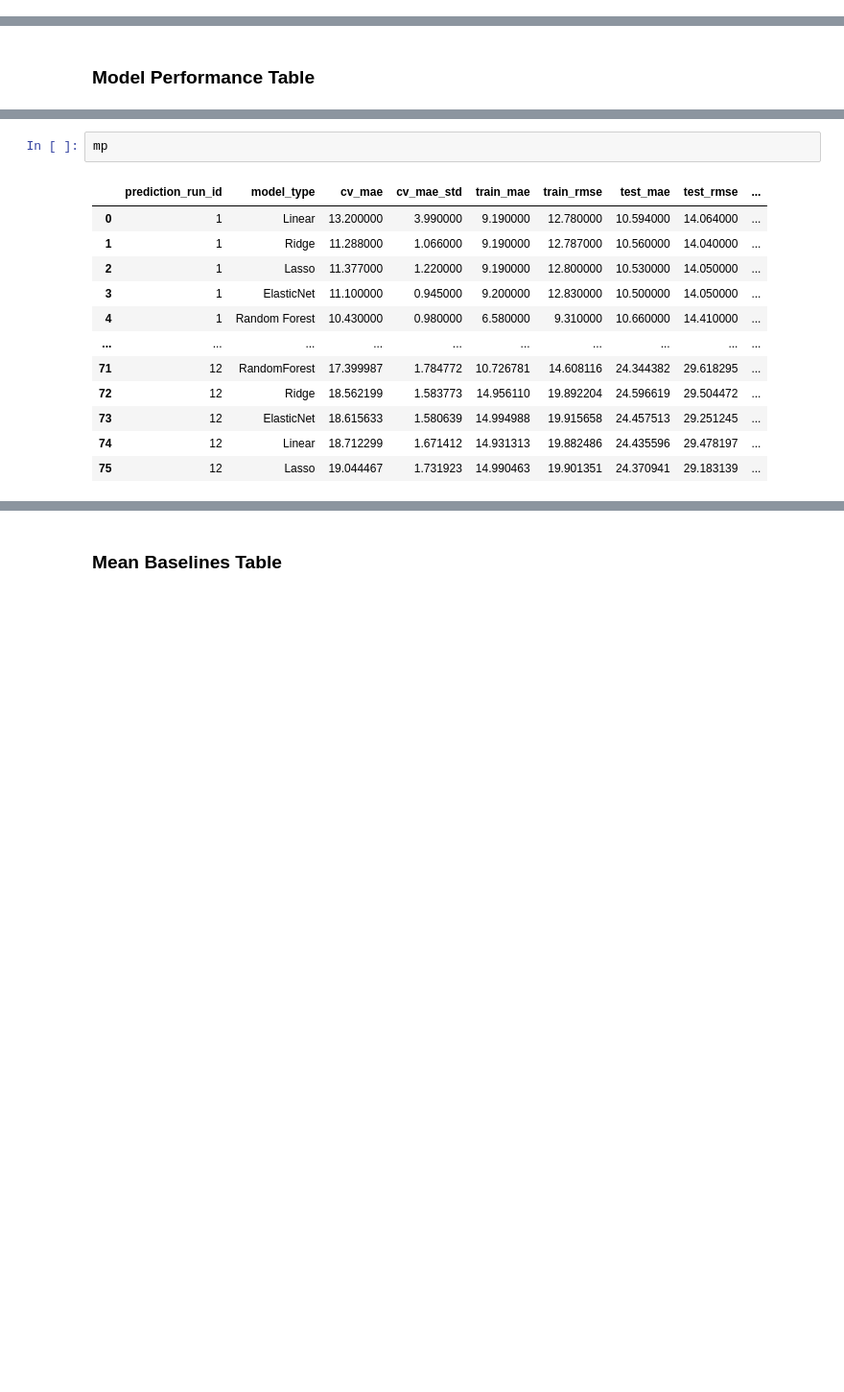
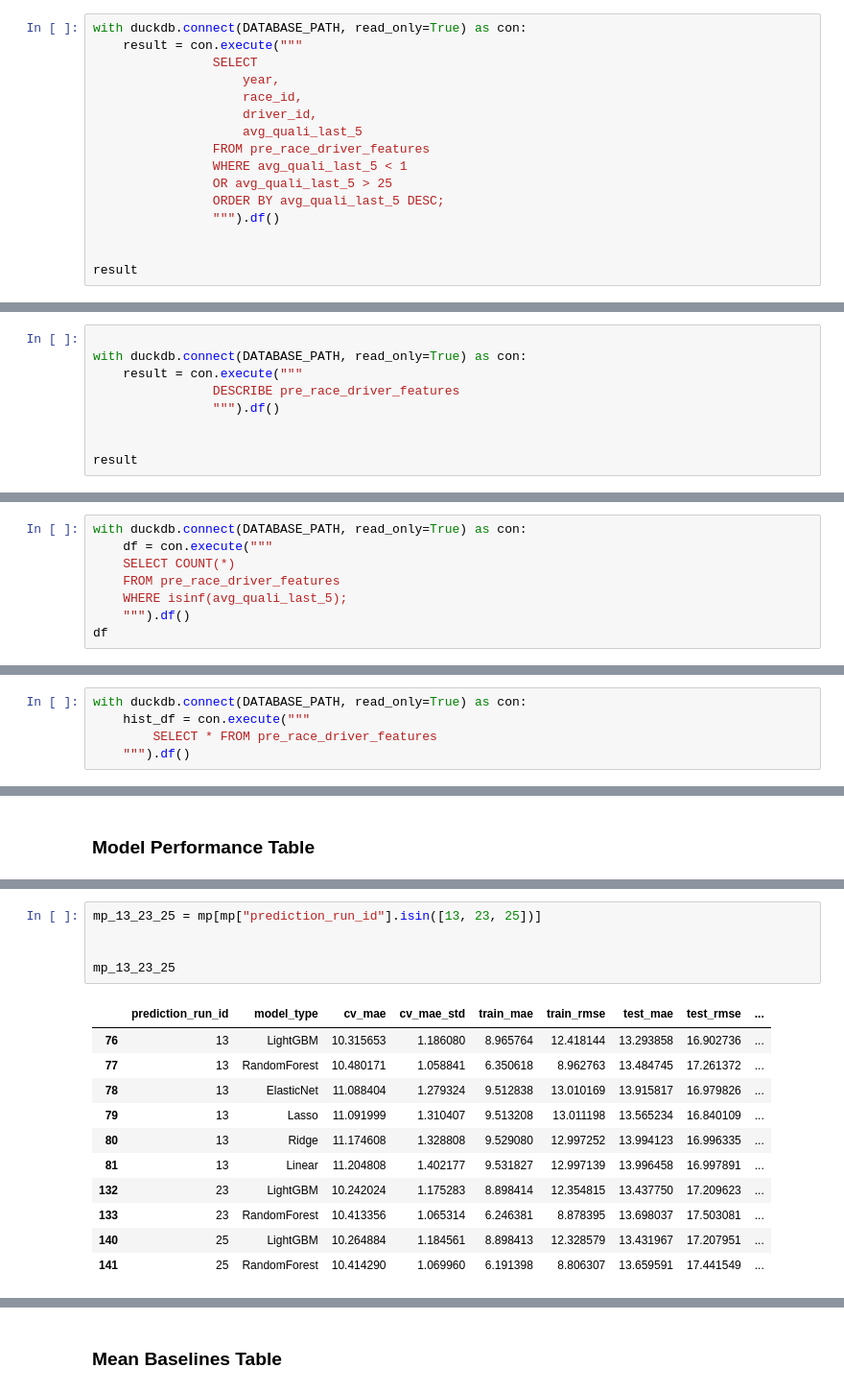
Before and after one commit to jguptil1/F1Fantasy, a Jupyter notebook: src/ingestion/database_testing.ipynb, the cells around one changed output, grey strips where cells are left out. Shown at 96% size. Saved outputs shown, nothing was run; the diff lists cells and outputs as text; blank space fills up the shorter version.

```diff
--- a/src/ingestion/database_testing.ipynb
+++ b/src/ingestion/database_testing.ipynb
@@ -2056,0 +2045,16 @@ Index(['year', 'race_id', 'date_start', 'date_end', 'circuit_short_name',
+# %%
+with duckdb.connect(DATABASE_PATH, read_only=True) as con:
+    result = con.execute("""
+                SELECT
+                    year,
+                    race_id,
+                    driver_id,
+                    avg_quali_last_5
+                FROM pre_race_driver_features
+                WHERE avg_quali_last_5 < 1
+                OR avg_quali_last_5 > 25
+                ORDER BY avg_quali_last_5 DESC;
+                """).df()
+
+
+result
@@ -2056,0 +2063,9 @@ Index(['year', 'race_id', 'date_start', 'date_end', 'circuit_short_name',
+# %%
+
+with duckdb.connect(DATABASE_PATH, read_only=True) as con:
+    result = con.execute("""
+                DESCRIBE pre_race_driver_features
+                """).df()
+
+
+result
@@ -2056,0 +2090,8 @@ Index(['year', 'race_id', 'date_start', 'date_end', 'circuit_short_name',
+# %%
+with duckdb.connect(DATABASE_PATH, read_only=True) as con:
+    df = con.execute("""
+    SELECT COUNT(*)
+    FROM pre_race_driver_features
+    WHERE isinf(avg_quali_last_5);
+    """).df()
+df
@@ -2171,0 +2218,5 @@ df
+# %%
+with duckdb.connect(DATABASE_PATH, read_only=True) as con:
+    hist_df = con.execute("""
+        SELECT * FROM pre_race_driver_features
+    """).df()
@@ -2551,16 +2625,18 @@ prediction_run_id
 dtype: int64
 # %%
-mp
+mp_13_23_25 = mp[mp["prediction_run_id"].isin([13, 23, 25])]
+
+
+mp_13_23_25
 # %% [output]
 |  | prediction_run_id | model_type | cv_mae | cv_mae_std | train_mae | train_rmse | test_mae | test_rmse | ... |
-| 0 | 1 | Linear | 13.200000 | 3.990000 | 9.190000 | 12.780000 | 10.594000 | 14.064000 | ... |
-| 1 | 1 | Ridge | 11.288000 | 1.066000 | 9.190000 | 12.787000 | 10.560000 | 14.040000 | ... |
-| 2 | 1 | Lasso | 11.377000 | 1.220000 | 9.190000 | 12.800000 | 10.530000 | 14.050000 | ... |
-| 3 | 1 | ElasticNet | 11.100000 | 0.945000 | 9.200000 | 12.830000 | 10.500000 | 14.050000 | ... |
-| 4 | 1 | Random Forest | 10.430000 | 0.980000 | 6.580000 | 9.310000 | 10.660000 | 14.410000 | ... |
-| ... | ... | ... | ... | ... | ... | ... | ... | ... | ... |
-| 71 | 12 | RandomForest | 17.399987 | 1.784772 | 10.726781 | 14.608116 | 24.344382 | 29.618295 | ... |
-| 72 | 12 | Ridge | 18.562199 | 1.583773 | 14.956110 | 19.892204 | 24.596619 | 29.504472 | ... |
-| 73 | 12 | ElasticNet | 18.615633 | 1.580639 | 14.994988 | 19.915658 | 24.457513 | 29.251245 | ... |
-| 74 | 12 | Linear | 18.712299 | 1.671412 | 14.931313 | 19.882486 | 24.435596 | 29.478197 | ... |
-| 75 | 12 | Lasso | 19.044467 | 1.731923 | 14.990463 | 19.901351 | 24.370941 | 29.183139 | ... |
+| 76 | 13 | LightGBM | 10.315653 | 1.186080 | 8.965764 | 12.418144 | 13.293858 | 16.902736 | ... |
+| 77 | 13 | RandomForest | 10.480171 | 1.058841 | 6.350618 | 8.962763 | 13.484745 | 17.261372 | ... |
+| 78 | 13 | ElasticNet | 11.088404 | 1.279324 | 9.512838 | 13.010169 | 13.915817 | 16.979826 | ... |
+| 79 | 13 | Lasso | 11.091999 | 1.310407 | 9.513208 | 13.011198 | 13.565234 | 16.840109 | ... |
+| 80 | 13 | Ridge | 11.174608 | 1.328808 | 9.529080 | 12.997252 | 13.994123 | 16.996335 | ... |
+| 81 | 13 | Linear | 11.204808 | 1.402177 | 9.531827 | 12.997139 | 13.996458 | 16.997891 | ... |
+| 132 | 23 | LightGBM | 10.242024 | 1.175283 | 8.898414 | 12.354815 | 13.437750 | 17.209623 | ... |
+| 133 | 23 | RandomForest | 10.413356 | 1.065314 | 6.246381 | 8.878395 | 13.698037 | 17.503081 | ... |
+| 140 | 25 | LightGBM | 10.264884 | 1.184561 | 8.898413 | 12.328579 | 13.431967 | 17.207951 | ... |
+| 141 | 25 | RandomForest | 10.414290 | 1.069960 | 6.191398 | 8.806307 | 13.659591 | 17.441549 | ... |
```
Also changed, not shown: parts of 19 cells of this notebook, 11 other files.
